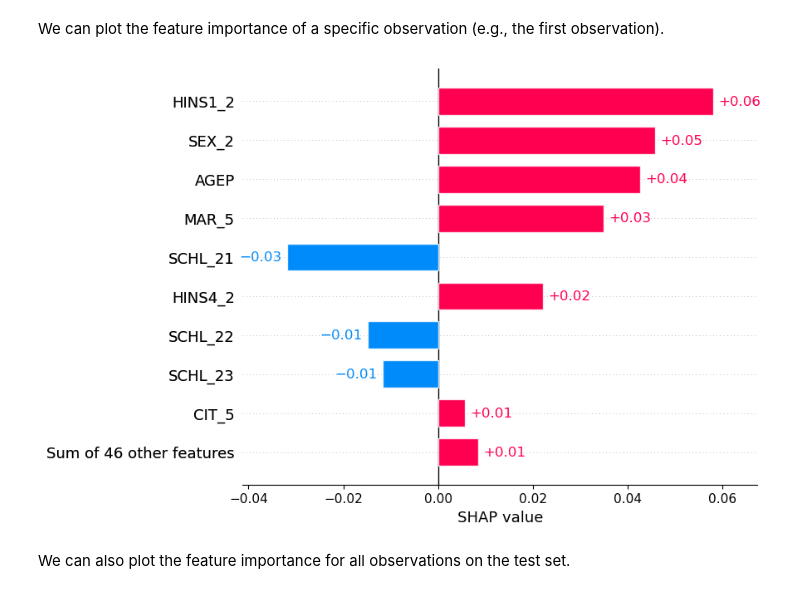
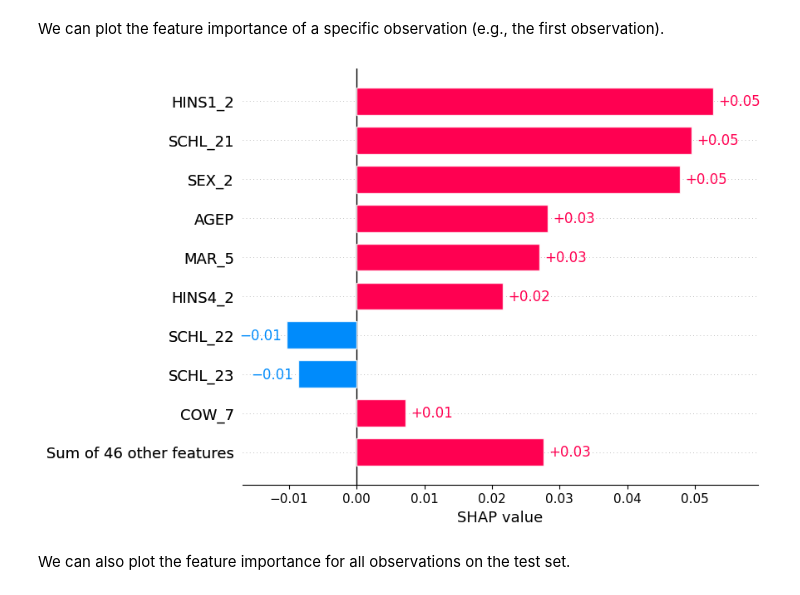
Before and after one commit to const5craciun/algo_fair, a Jupyter notebook: Notebook.ipynb, the cells around one changed output. Saved outputs shown, nothing was run; the diff lists cells and outputs as text; code cells hidden in the pictures.

Commit message:
Update in SHAP

```diff
--- a/Notebook.ipynb
+++ b/Notebook.ipynb
@@ -842,10 +840,10 @@ shap.summary_plot(rf_shap_values, X_test)
 # %% [markdown]
 We can plot the feature importance of a specific observation (e.g., the first observation).
 # %%
-# Bar plot of SHAP values for the first observation of the logistc regression model
-shap.plots.bar(rf_shap_values[0])
+# Bar plot of SHAP values for the first observation of the Random Forest model
+shap.plots.bar(rf_shap_values[1])
 # %% [output]
-[figure, old version]
+[figure, new version]
 # %% [markdown]
 We can also plot the feature importance for all observations on the test set.
 # %%
```
Also changed, not shown: parts of 18 cells of this notebook, 2 other files.
